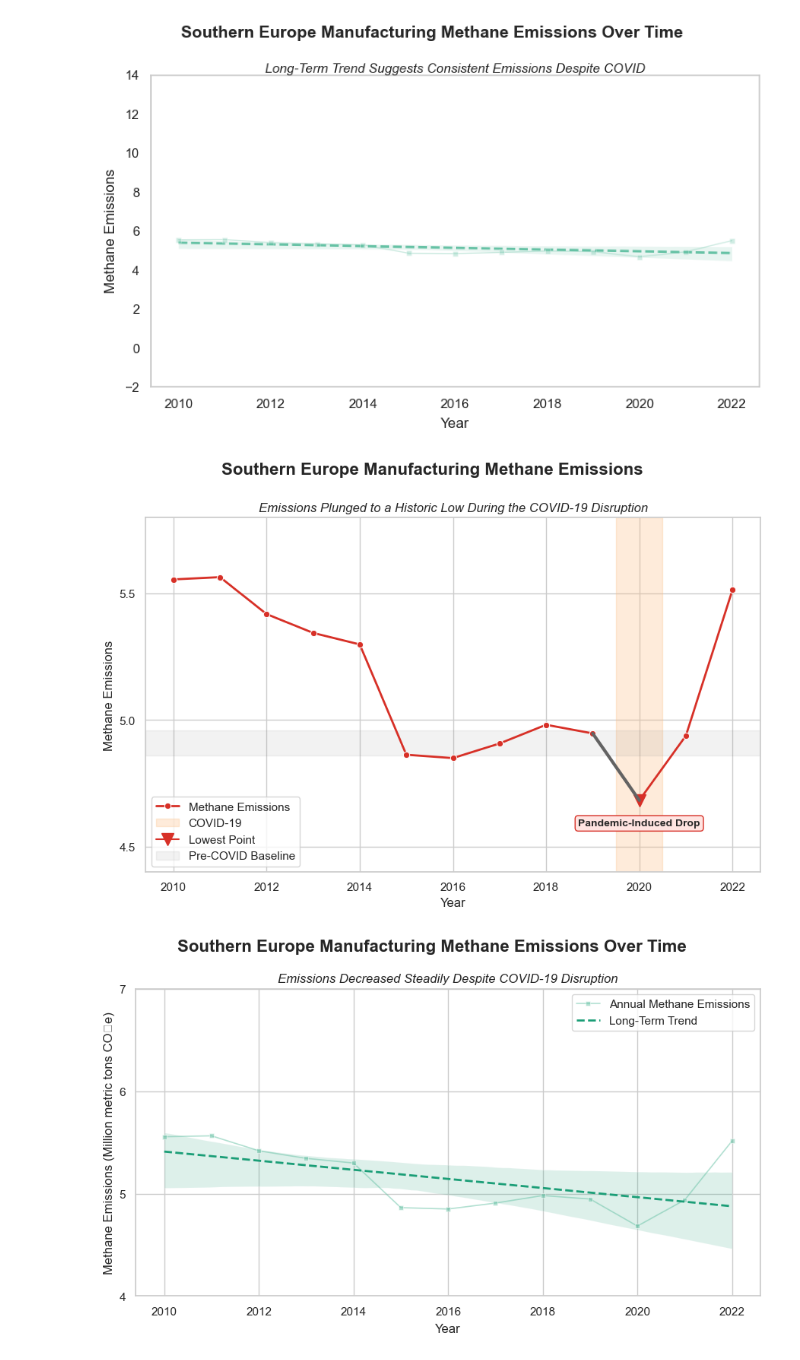
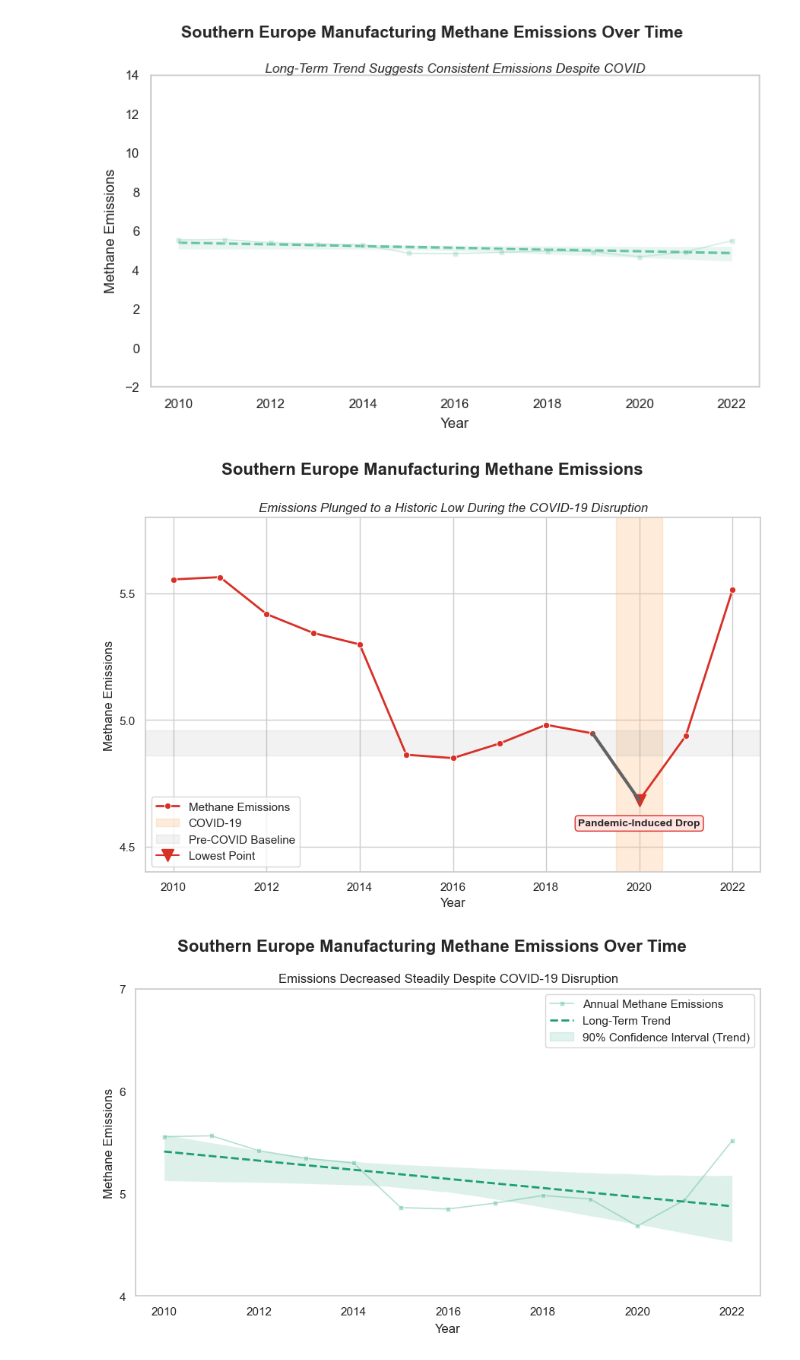
Before and after one commit to katrinasuherman/project2, a Jupyter notebook: code.ipynb, the cells around one changed output. Cells and saved outputs as stored; diff of their text form; code cells hidden in the pictures.

```diff
--- a/code.ipynb
+++ b/code.ipynb
@@ -385,17 +385,11 @@ plt.axvspan(2019.5, 2020.5, color="#FDBE85", alpha=0.3, label="COVID-19")
 # Emphasize slope with arrow in slate gray
 val_2019 = sa_trend[sa_trend["Year"] == 2019]["Emissions"].values[0]
 val_2020 = sa_trend[sa_trend["Year"] == 2020]["Emissions"].values[0]
+
 plt.plot([2019, 2020], [val_2019, val_2020], color="#636363", linewidth=3, zorder=10)
 
-# Highlight lowest point with bold marker
-plt.plot(
-    2020,
-    val_2020,
-    marker="v",
-    markersize=12,
-    color="#D73027",
-    label="Lowest Point"
-)
+
+
 
 # Callout: visual framing only, no numbers
 plt.text(
@@ -412,6 +406,16 @@ plt.text(
 pre_avg = sa_trend[(sa_trend["Year"] >= 2015) & (sa_trend["Year"] <= 2019)]["Emissions"].mean()
 plt.axhspan(pre_avg - 0.05, pre_avg + 0.05, color="gray", alpha=0.1, label="Pre-COVID Baseline")
 
+# Highlight lowest point with bold marker
+plt.plot(
+    2020,
+    val_2020,
+    marker="v",
+    markersize=12,
+    color="#D73027",
+    label="Lowest Point"
+)
+
 # Truncate y-axis to exaggerate visual difference
 plt.ylim(4.4, 5.8)
 plt.xticks(sa_trend["Year"][::2])
@@ -428,11 +432,12 @@ plt.ylabel("Methane Emissions")
 plt.legend()
 plt.show()
 # %% [output]
-[figure, old version]
+[figure, new version]
 # %%
 # Re-import required libraries after reset
 import pandas as pd
 import matplotlib.pyplot as plt
+import matplotlib.patches as mpatches
 import seaborn as sns
 
 # Reload the data
@@ -473,37 +478,46 @@ sns.lineplot(
     color="#66C2A5",
     alpha=0.5,
     linewidth=1.2,
     marker="s",
     markersize=4,
     label="Annual Methane Emissions"
 )
 
-# Regression trend line
+# Regression trend line with confidence interval
 sns.regplot(
     data=sa_trend,
     x="Year",
     y="Emissions",
     scatter=False,
     color="#1B9E77",
     line_kws={'linewidth': 2, 'linestyle': '--'},
+    ci=90,  # show shaded CI
     label="Long-Term Trend"
 )
 
 # Set the y-axis to a reasonable range
 plt.ylim(4, 7)
 plt.xticks(sa_trend["Year"][::2])
 plt.yticks(range(4, 8))
 
+# Disable gridlines
+plt.grid(False)
+
+# Create custom patch for Confidence Interval
+ci_patch = mpatches.Patch(color="#66C2A5", alpha=0.2, label="90% Confidence Interval (Trend)")
+
+# Update legend with patch
+plt.legend(handles=plt.gca().get_legend_handles_labels()[0] + [ci_patch])
+
 # Titles and labels
-# Titles and labels
-plt.suptitle("Southern Europe Manufacturing Methane Emissions Over Time", fontsize=16, weight="bold")
-plt.title("Emissions Decreased Steadily Despite COVID-19 Disruption", fontsize=12, style="italic")
+plt.suptitle("Southern Europe Manufacturing Methane Emissions Over Time", fontsize=16, fontweight="bold") #, y=0.98
+plt.title("Emissions Decreased Steadily Despite COVID-19 Disruption", fontsize=12) #, style="italic", loc='center'
 
 plt.xlabel("Year", labelpad=6)
-plt.ylabel("Methane Emissions (Million metric tons CO₂e)")
-plt.legend()
+plt.ylabel("Methane Emissions")
 
+# Tight layout
 plt.tight_layout()
 plt.show()
 # %% [output]
-[figure, old version]
+[figure, new version]
```
Also changed, not shown: parts of 2 cells of this notebook, 4 other files.
